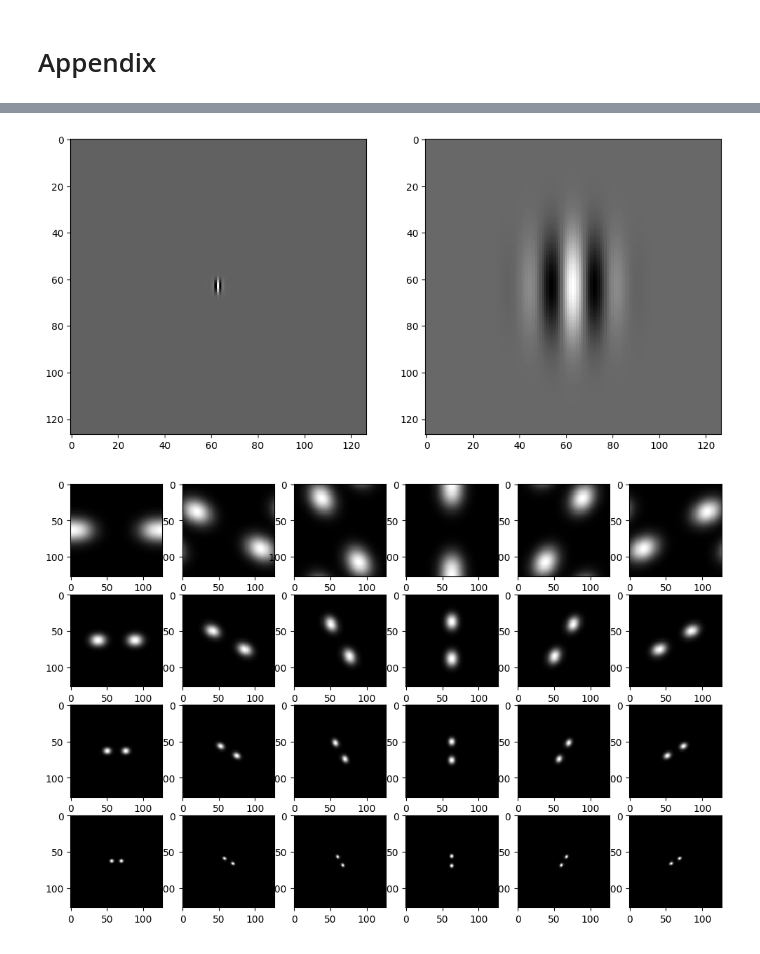
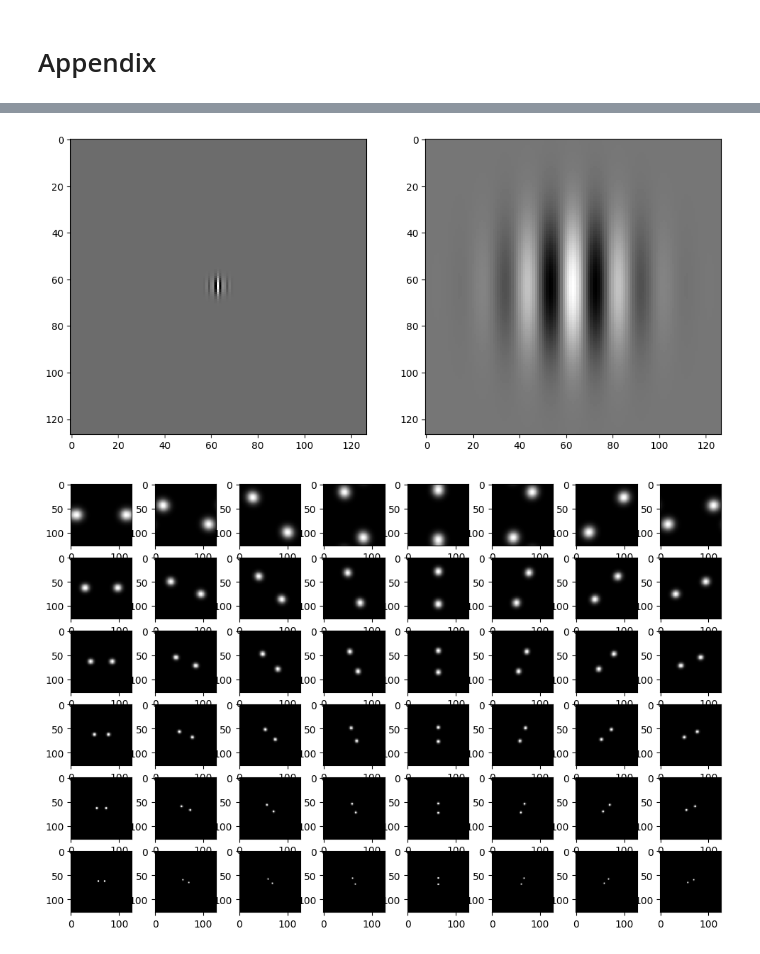
Before and after one commit to y4cj4sul3/Cognitive_Computing_2020, a Jupyter notebook: hw2/hw2.ipynb, the cells around one changed output, grey strips where cells are left out. Cells and saved outputs as stored; diff of their text form; code cells hidden in the pictures.

```diff
--- a/hw2/hw2.ipynb
+++ b/hw2/hw2.ipynb
@@ -59,7 +64,7 @@ def getFilename(index):
     - [3] Python implementation of VLAD for a CBIR system, https://github.com/jorjasso/VLAD
 # %%
 # Feature extraction
-def feature_extraction(name, method, cs='RGB', path='features/', overwrite=False, **kwargs):
+def extract_feature(name, method, cs='RGB', path='features/', overwrite=False, **kwargs):
 
     # load from files
     filepath = os.path.join(path, name + '.npy')
@@ -330,7 +176,7 @@ cs = 'RGB'
 name_sift = 'sift_{}'.format(cs)
 
 # compute SIFT descriptor
-feature_sift = feature_extraction(name_sift, SIFT, overwrite=False)
+feature_sift = extract_feature(name_sift, SIFT, overwrite=False)
 print(feature_sift.shape)
 print(feature_sift[0].shape)
 # %% [output]
@@ -810,8 +656,8 @@ plt.rcParams['figure.figsize'] = [12, 8]
 plt.rcParams['figure.dpi'] = 100
 
 # generate filters
-K = 6
-S = 4
+K = 8
+S = 6
 filters = genGaborFilters(K=K, S=S)
 
 # display filters
@@ -855,2 +701,2 @@ plt.rcParams['figure.dpi'] = org_dpi
-[figure, old version]
+[figure, new version]
-[figure, old version]
+[figure, new version]
```
Also changed, not shown: parts of 13 cells of this notebook, 5 other files.
